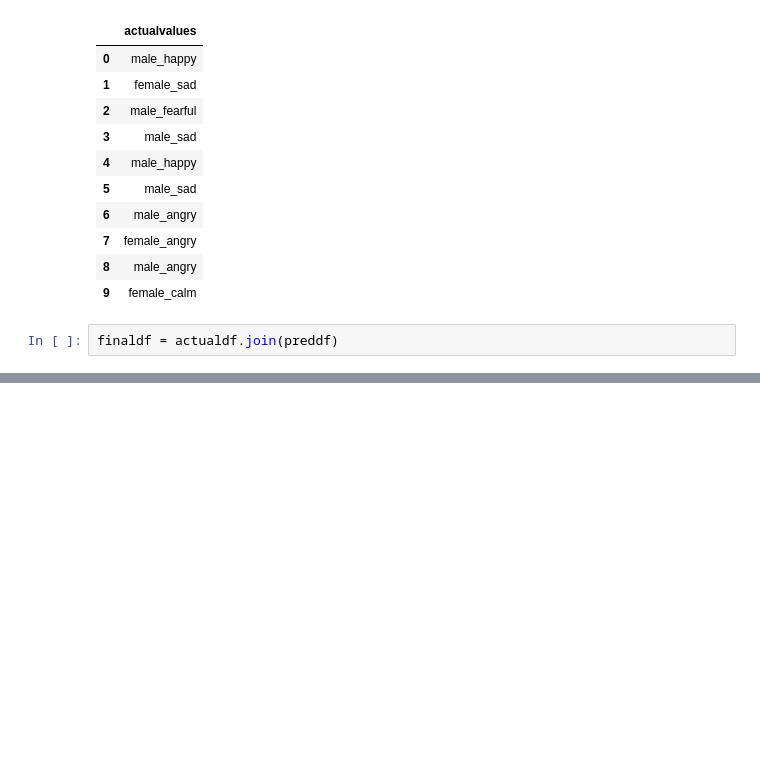
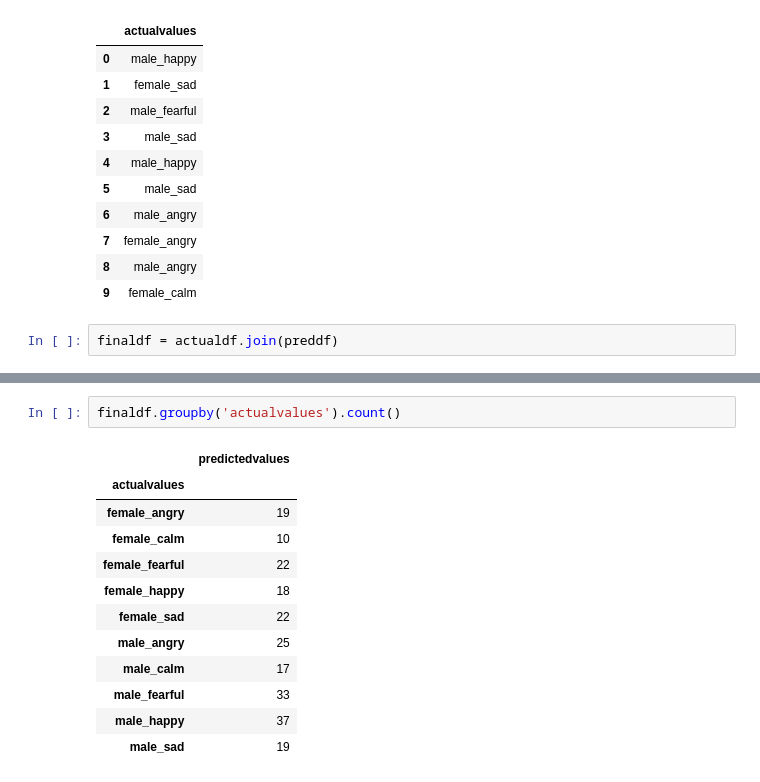
Before and after one commit to RadhiMalhotra98/CS584-Machine-Learning-Project, a Jupyter notebook: TRAINING_MODULE.ipynb, the cells around one changed output, grey strips where cells are left out. Cells and saved outputs as stored; diff of their text form; blank space fills up the shorter version.

```diff
--- a/TRAINING_MODULE.ipynb
+++ b/TRAINING_MODULE.ipynb
@@ -559,0 +582,15 @@ finaldf = actualdf.join(preddf)
+# %%
+finaldf.groupby('actualvalues').count()
+# %% [output]
+|  | predictedvalues |
+| actualvalues |  |
+| female_angry | 19 |
+| female_calm | 10 |
+| female_fearful | 22 |
+| female_happy | 18 |
+| female_sad | 22 |
+| male_angry | 25 |
+| male_calm | 17 |
+| male_fearful | 33 |
+| male_happy | 37 |
+| male_sad | 19 |
```
Also changed, not shown: parts of 4 cells of this notebook.
